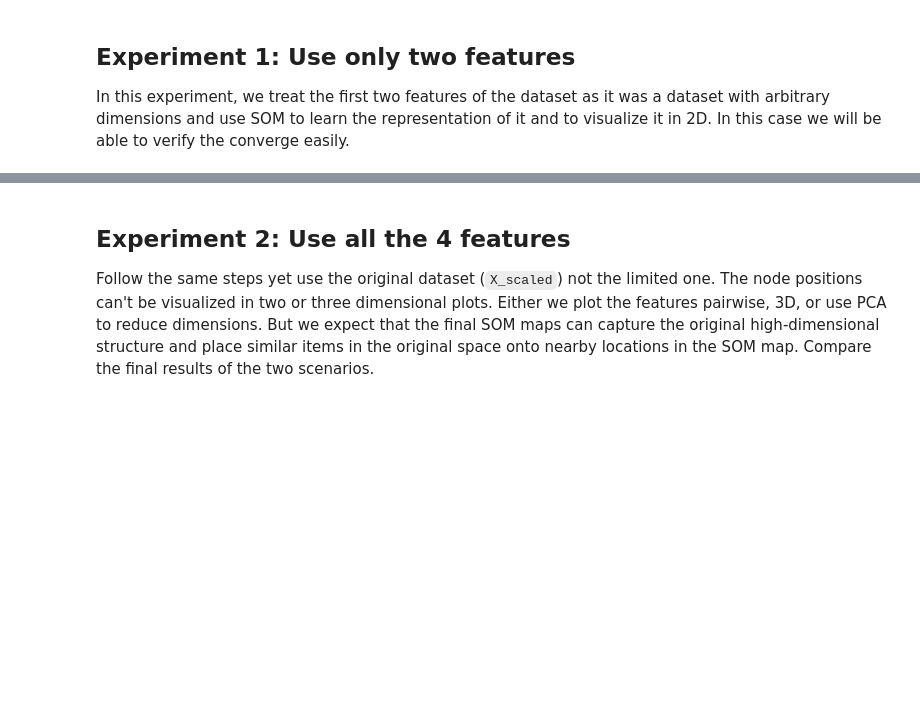
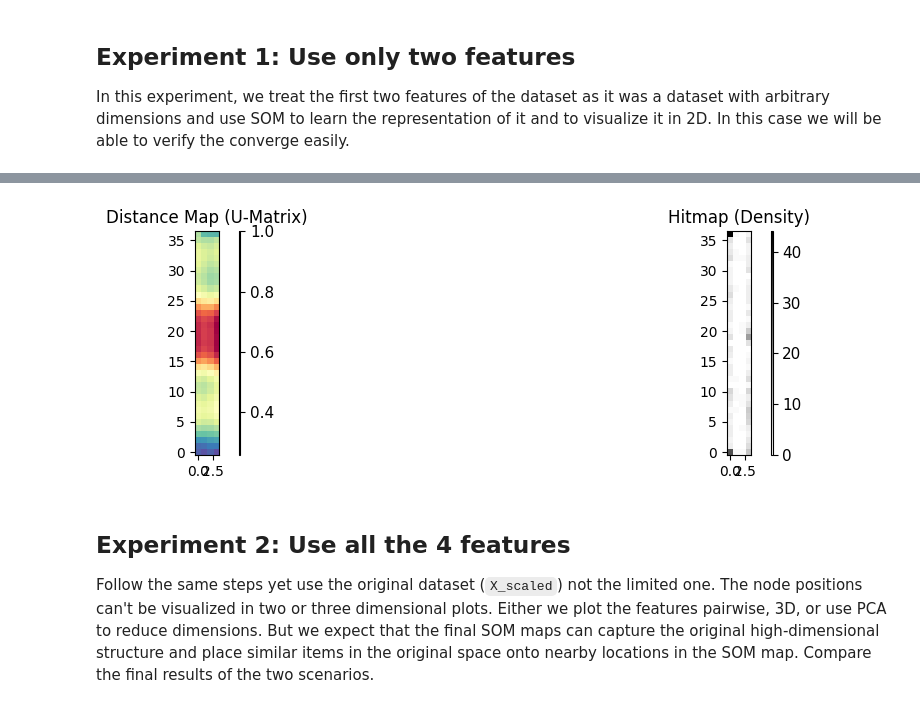
Before and after one commit to Data-Science-Club-ELTE/clustering-visualizing-data-in-two-dimensions, a Jupyter notebook: notebooks/02_som_representation_learning.ipynb, the cells around one changed output, grey strips where cells are left out. Cells and saved outputs as stored; diff of their text form; code cells hidden in the pictures; blank space fills up the shorter version.

```diff
--- a/notebooks/02_som_representation_learning.ipynb
+++ b/notebooks/02_som_representation_learning.ipynb
@@ -103,13 +166,24 @@ plt.show()
 # %%
 # TODO: Visualize with the SOM maps
 
-fig, (ax0, ax1) = plt.subplots(1, 2, figsize=(8, 4))
+# Create a wide figure to match the 37x4 grid shape
+# Width=15, Height=3 gives a nice "strip" view
+fig, (ax0, ax1) = plt.subplots(1, 2, figsize=(15, 3))
 
-visualize_distance_map(som=?, X=?, ax=ax0)
-visualize_hitmap(som=?, X=?, ax=ax1)
+# 1. Distance Map
+visualize_distance_map(som=som, X=X_scaled_F12, ax=ax0)
+ax0.set_title("Distance Map (U-Matrix)")
+ax0.set_aspect('equal') # <--- Forces the cells to be square, not stretched
+
+# 2. Hitmap
+visualize_hitmap(som=som, X=X_scaled_F12, ax=ax1)
+ax1.set_title("Hitmap (Density)")
+ax1.set_aspect('equal')
 
 plt.tight_layout()
 plt.show()
+# %% [output]
+[figure, added]
 # %% [markdown]
 ## Experiment 2: Use all the 4 features
 
```
Also changed, not shown: parts of 10 cells of this notebook, 38 other files.
